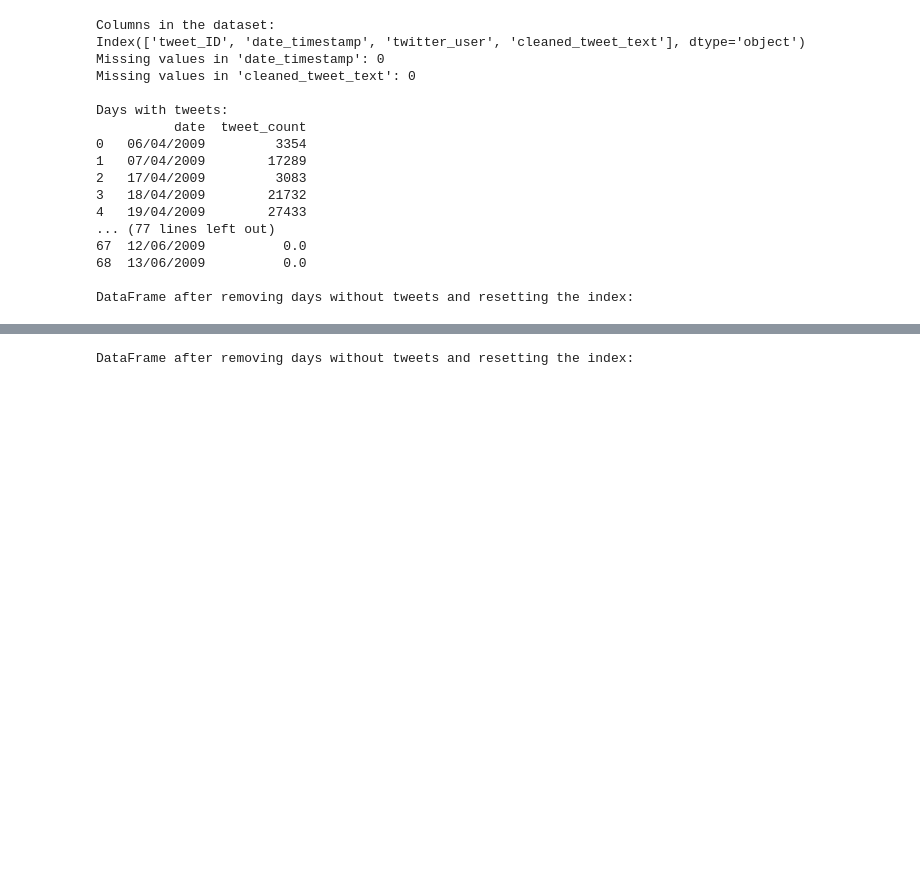
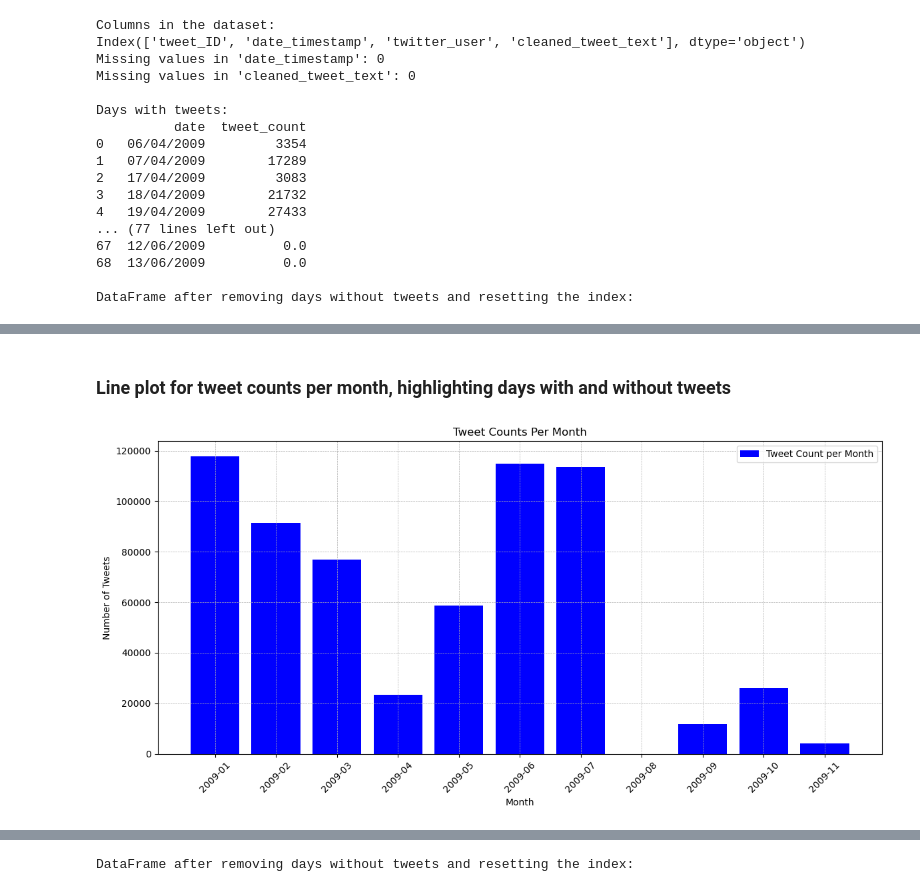
Before and after one commit to 2014222-student-cct-ie/2024--Semester-2--CA2, a Jupyter notebook: Part 1 - 2014222 - Semester 2 CA-02 -May 2024-.ipynb, the cells around one changed output, grey strips where cells are left out. Drawn from its saved outputs; the diff is of its cells as text; code cells hidden in the pictures; blank space fills up the shorter version.

```diff
--- a/Part 1 - 2014222 - Semester 2 CA-02 -May 2024-.ipynb
+++ b/Part 1 - 2014222 - Semester 2 CA-02 -May 2024-.ipynb
@@ -494,0 +561,38 @@ DataFrame after removing days without tweets and resetting the index:
+# %% [markdown]
+### Line plot for tweet counts per month, highlighting days with and without tweets
+# %%
+# Convert 'date_timestamp' to datetime format
+
+tweets_dataset['date_timestamp'] = pd.to_datetime(tweets_dataset['date_timestamp'], errors='coerce')
+tweets_dataset['month'] = tweets_dataset['date_timestamp'].dt.to_period('M').dt.strftime('%Y-%m')  # Extracting month and year as string
+
+# Group by month and count the number of tweets per month
+
+tweets_per_month = tweets_dataset.groupby('month').size().reset_index(name='tweet_count')
+
+# Create a DataFrame of all months within the range
+
+min_date = tweets_dataset['date_timestamp'].min()
+max_date = tweets_dataset['date_timestamp'].max()
+all_months = pd.period_range(min_date, max_date, freq='M').strftime('%Y-%m')  # Formatting as string
+all_months_df = pd.DataFrame(all_months, columns=['month'])
+
+# Merge with tweets_per_month to find missing months
+
+missing_months = all_months_df.merge(tweets_per_month, on='month', how='left')
+missing_months['tweet_count'].fillna(0, inplace=True)
+
+# Visualization: Bar plot for tweet counts per month, highlighting months with and without tweets
+
+plt.figure(figsize=(12, 6))
+plt.bar(missing_months['month'], missing_months['tweet_count'], color='blue', label='Tweet Count per Month')
+plt.xticks(rotation=45)
+plt.title('Tweet Counts Per Month')
+plt.xlabel('Month')
+plt.ylabel('Number of Tweets')
+plt.grid(True, which='both', linestyle='--', linewidth=0.5)
+plt.legend()
+plt.tight_layout()
+plt.show()
+# %% [output]
+[figure, added]
```
Also changed, not shown: parts of 21 cells of this notebook.
